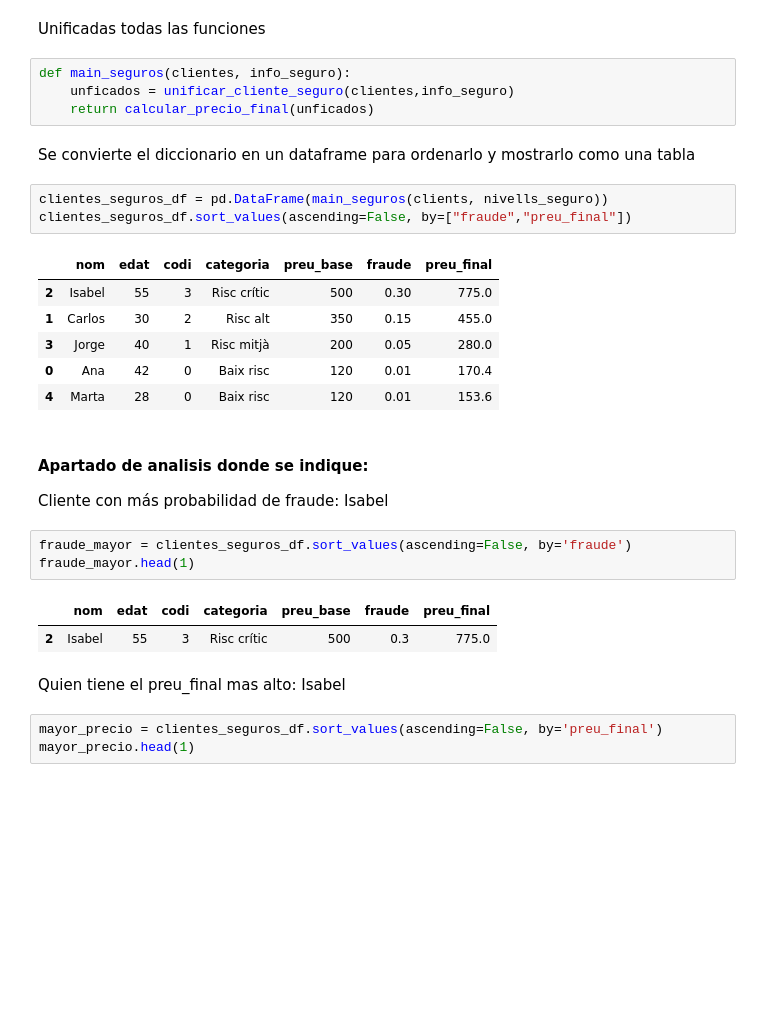
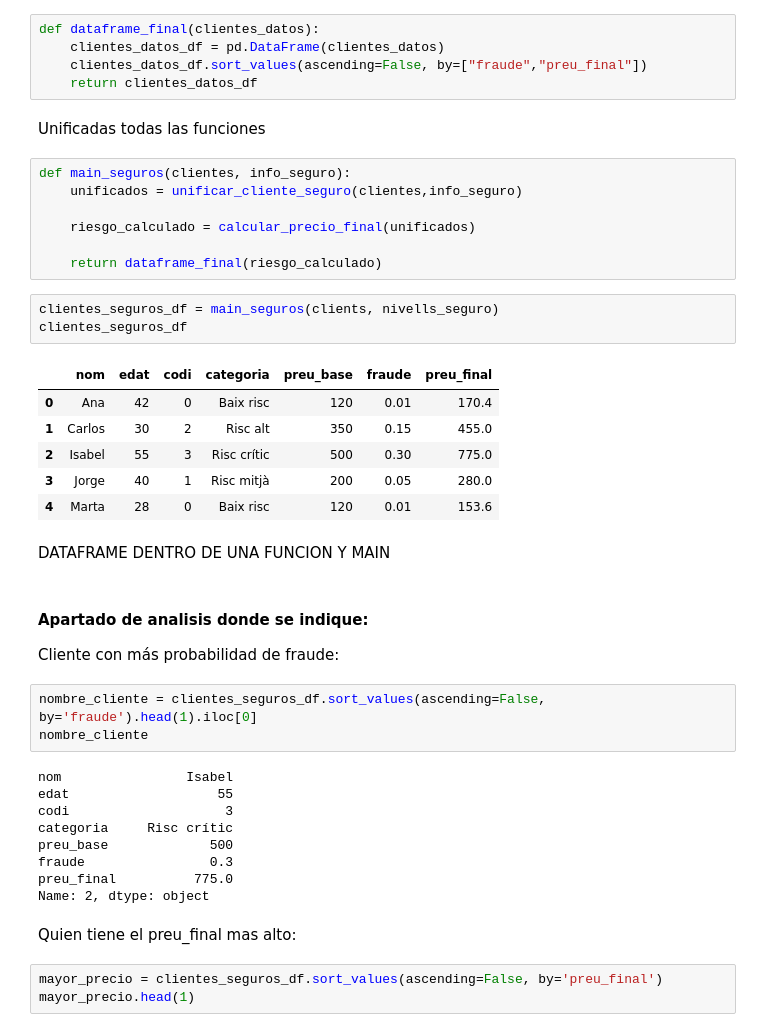
Before and after one commit to noelcarrionmatias/IT_Data, a Jupyter notebook: Especializacion/7_Sprint/codigo_sprint7_noel.ipynb, the cells around one changed output. Drawn from its saved outputs; the diff is of its cells as text; blank space fills up the shorter version.

```diff
--- a/Especializacion/7_Sprint/codigo_sprint7_noel.ipynb
+++ b/Especializacion/7_Sprint/codigo_sprint7_noel.ipynb
@@ -522,34 +521,46 @@ def calcular_precio_final(clientes):
+# %%
+def dataframe_final(clientes_datos):
+    clientes_datos_df = pd.DataFrame(clientes_datos)
+    clientes_datos_df.sort_values(ascending=False, by=["fraude","preu_final"])
+    return clientes_datos_df
 # %% [markdown]
 Unificadas todas las funciones
 # %%
 def main_seguros(clientes, info_seguro):
-    unficados = unificar_cliente_seguro(clientes,info_seguro)
-    return calcular_precio_final(unficados)
+    unificados = unificar_cliente_seguro(clientes,info_seguro)
+
+    riesgo_calculado = calcular_precio_final(unificados)
+
+    return dataframe_final(riesgo_calculado)
-# %% [markdown]
-Se convierte el diccionario en un dataframe para ordenarlo y mostrarlo como una tabla
-# %%
-clientes_seguros_df = pd.DataFrame(main_seguros(clients, nivells_seguro))
-clientes_seguros_df.sort_values(ascending=False, by=["fraude","preu_final"])
-# %% [output]
-|  | nom | edat | codi | categoria | preu_base | fraude | preu_final |
-| 2 | Isabel | 55 | 3 | Risc crític | 500 | 0.30 | 775.0 |
-| 1 | Carlos | 30 | 2 | Risc alt | 350 | 0.15 | 455.0 |
-| 3 | Jorge | 40 | 1 | Risc mitjà | 200 | 0.05 | 280.0 |
-| 0 | Ana | 42 | 0 | Baix risc | 120 | 0.01 | 170.4 |
-| 4 | Marta | 28 | 0 | Baix risc | 120 | 0.01 | 153.6 |
+# %%
+clientes_seguros_df = main_seguros(clients, nivells_seguro)
+clientes_seguros_df
+# %% [output]
+|  | nom | edat | codi | categoria | preu_base | fraude | preu_final |
+| 0 | Ana | 42 | 0 | Baix risc | 120 | 0.01 | 170.4 |
+| 1 | Carlos | 30 | 2 | Risc alt | 350 | 0.15 | 455.0 |
+| 2 | Isabel | 55 | 3 | Risc crític | 500 | 0.30 | 775.0 |
+| 3 | Jorge | 40 | 1 | Risc mitjà | 200 | 0.05 | 280.0 |
+| 4 | Marta | 28 | 0 | Baix risc | 120 | 0.01 | 153.6 |
+# %% [markdown]
+DATAFRAME DENTRO DE UNA FUNCION Y MAIN
 # %% [markdown]
 #### Apartado de analisis donde se indique:
 Cliente con más probabilidad de fraude:
-    Isabel
 # %%
-fraude_mayor = clientes_seguros_df.sort_values(ascending=False, by='fraude')
-fraude_mayor.head(1)
+nombre_cliente = clientes_seguros_df.sort_values(ascending=False, by='fraude').head(1).iloc[0]
+nombre_cliente
 # %% [output]
-|  | nom | edat | codi | categoria | preu_base | fraude | preu_final |
-| 2 | Isabel | 55 | 3 | Risc crític | 500 | 0.3 | 775.0 |
+nom                Isabel
+edat                   55
+codi                    3
+categoria     Risc crític
+preu_base             500
+fraude                0.3
+preu_final          775.0
+Name: 2, dtype: object
 # %% [markdown]
 Quien tiene el preu_final mas alto:
-    Isabel
 # %%
 mayor_precio = clientes_seguros_df.sort_values(ascending=False, by='preu_final')
 mayor_precio.head(1)
```
Also changed, not shown: parts of 56 cells of this notebook, 1 other file.
